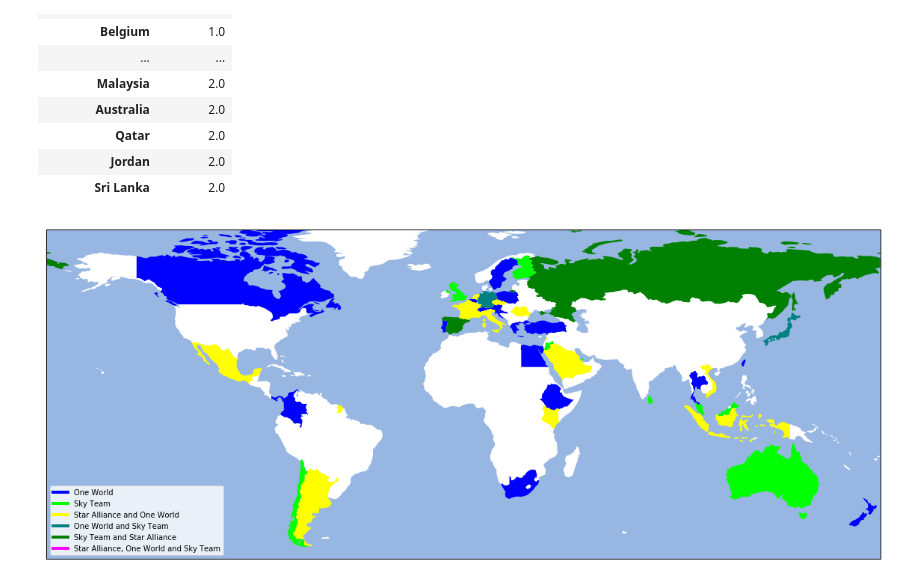
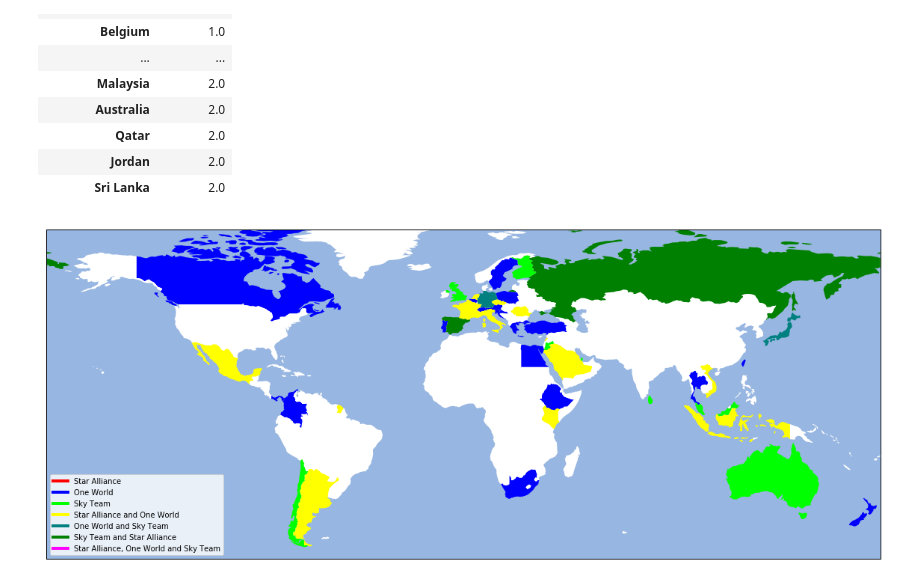
Before and after one commit to nicolasFontbonne/Project_ntds, a Jupyter notebook: main_maelle.ipynb, the cells around one changed output. Drawn from its saved outputs; the diff is of its cells as text; code cells hidden in the pictures.

Commit message:
update legende v2

```diff
--- a/main_maelle.ipynb
+++ b/main_maelle.ipynb
@@ -268,32 +268,32 @@ countries = reader.records()
 color_list=[(1,0,0),(0,0,1),(0,1,0),(1,1,0),(0,0.5,0.5),(0,0.5,0),(1,0,1)]
 
 for country in countries:
 
     if country.attributes['NAME_EN'] in country_attribution.index :
         num=country_attribution.loc[country.attributes['NAME_EN']].ColorCode
         ax.add_geometries(country.geometry, ccrs.PlateCarree(),
                           facecolor=color_list[int(num)],
                           label=country.attributes['NAME_EN'])
     else :
         ax.add_geometries(country.geometry, ccrs.PlateCarree(),
                           facecolor=(1,1,1),
                           label=country.attributes['NAME_EN'])
 
 #plt.legend(color, ["SA", "OW", "ST", "SA+OW", "OW+ST", "ST+SA", "SA+OW+ST"])
 
 #LEGEND
 from matplotlib.patches import Patch
 from matplotlib.lines import Line2D
 
 SA='Star Alliance'
 OW='One World'
 ST='Sky Team'
 name_list=[SA, OW, ST, SA+' and '+OW, OW+' and '+ST, ST+" and "+SA, SA+', '+OW+' and '+ST]
 
 legend_elements=[]
-for i in range (1,7):
+for i in range (0,7):
     legend_elements.append(Line2D([0], [0], color=color_list[i], lw=4, label=name_list[i]))
 plt.legend(handles=legend_elements, loc='lower left')
 plt.show()
 # %% [output]
-[figure, old version]
+[figure, new version]
```
